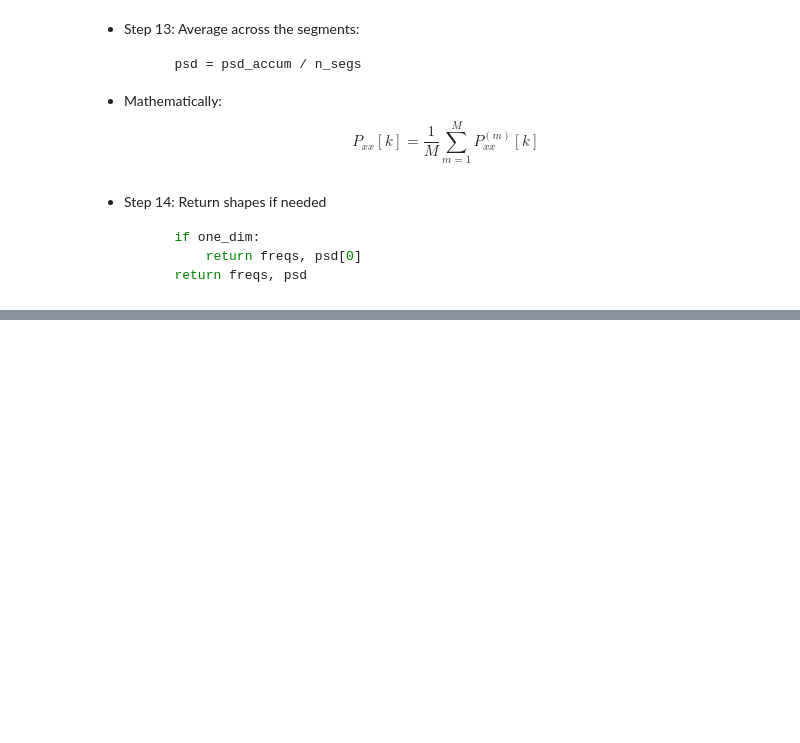
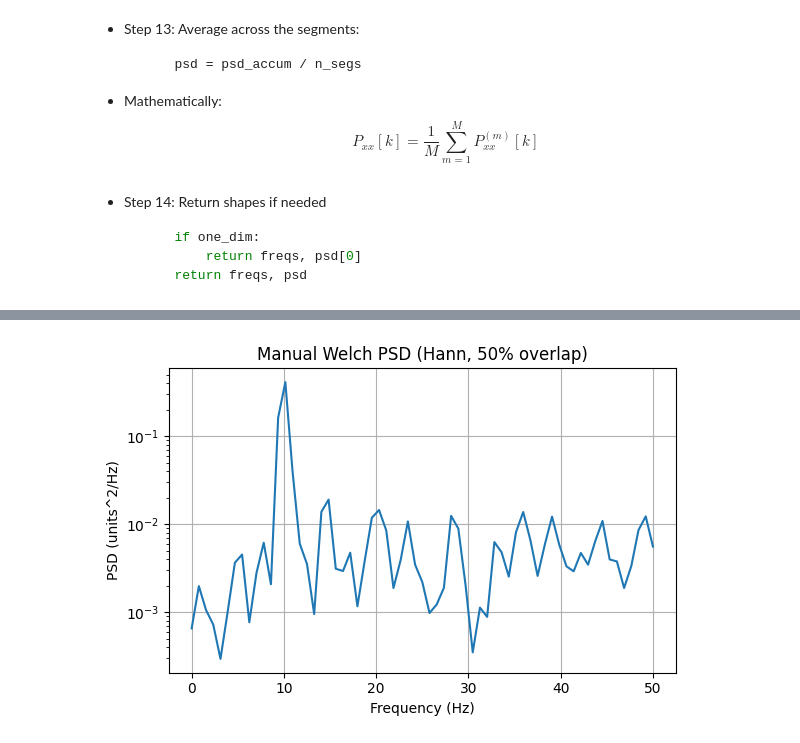
Before and after one commit to rgantonio/chronomatica, a Jupyter notebook: math/welch_filter.ipynb, the cells around one changed output, grey strips where cells are left out. Cells and saved outputs as stored; diff of their text form; code cells hidden in the pictures; blank space fills up the shorter version.

```diff
--- a/math/welch_filter.ipynb
+++ b/math/welch_filter.ipynb
@@ -418,0 +440,12 @@ $$\hat{P}_{xx}[k] = \frac{1}{M} \sum_{m=1}^M P_{xx}^{(m)} [k] $$
+# %%
+# Plot of the PSD
+plt.figure(figsize=(6, 4))
+plt.semilogy(freqs, psd)
+plt.title("Manual Welch PSD (Hann, 50% overlap)")
+plt.xlabel("Frequency (Hz)")
+plt.ylabel("PSD (units^2/Hz)")
+plt.grid(True)
+plt.tight_layout()
+plt.show()
+# %% [output]
+[figure, added]
```
Also changed, not shown: parts of 9 cells of this notebook.
